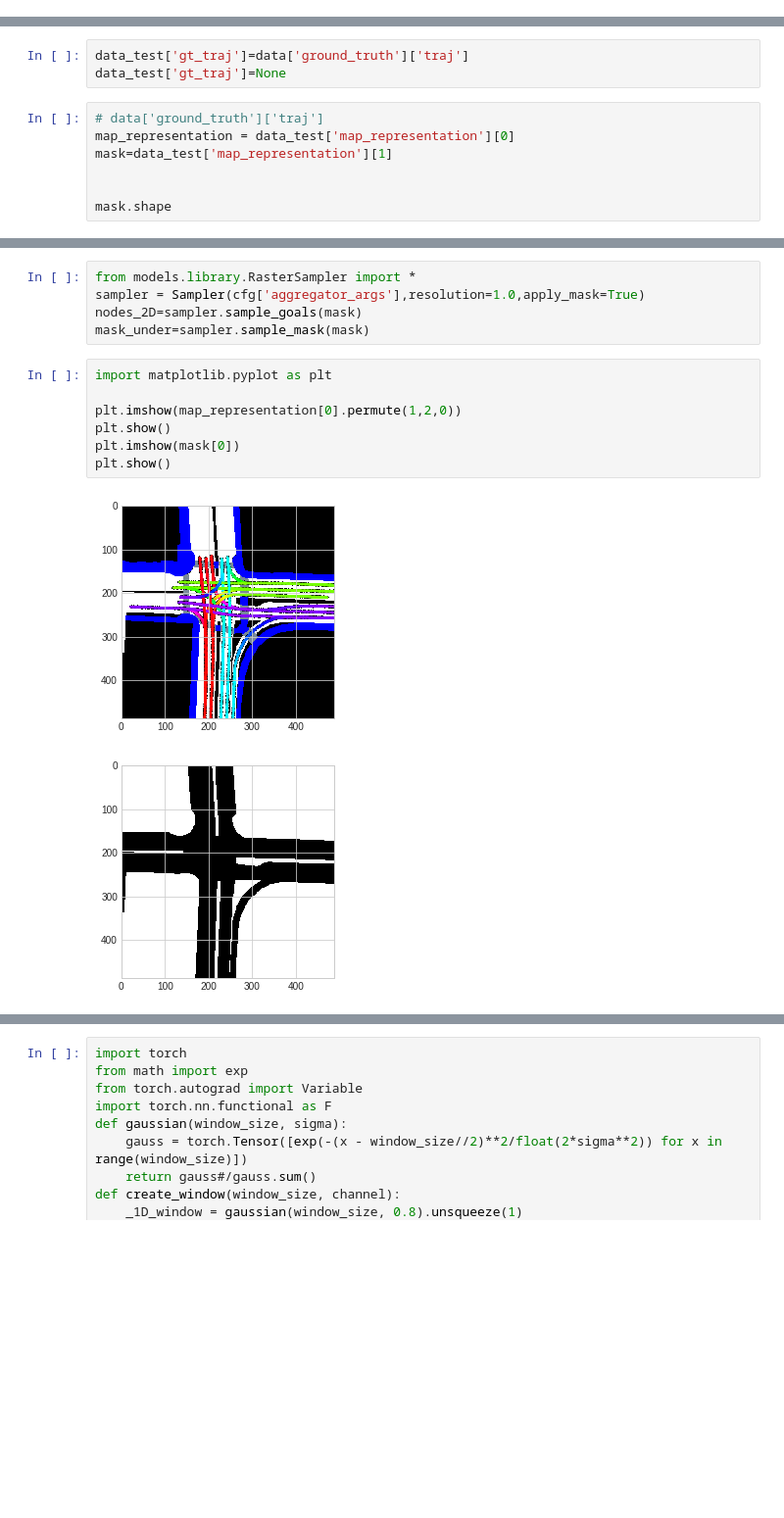
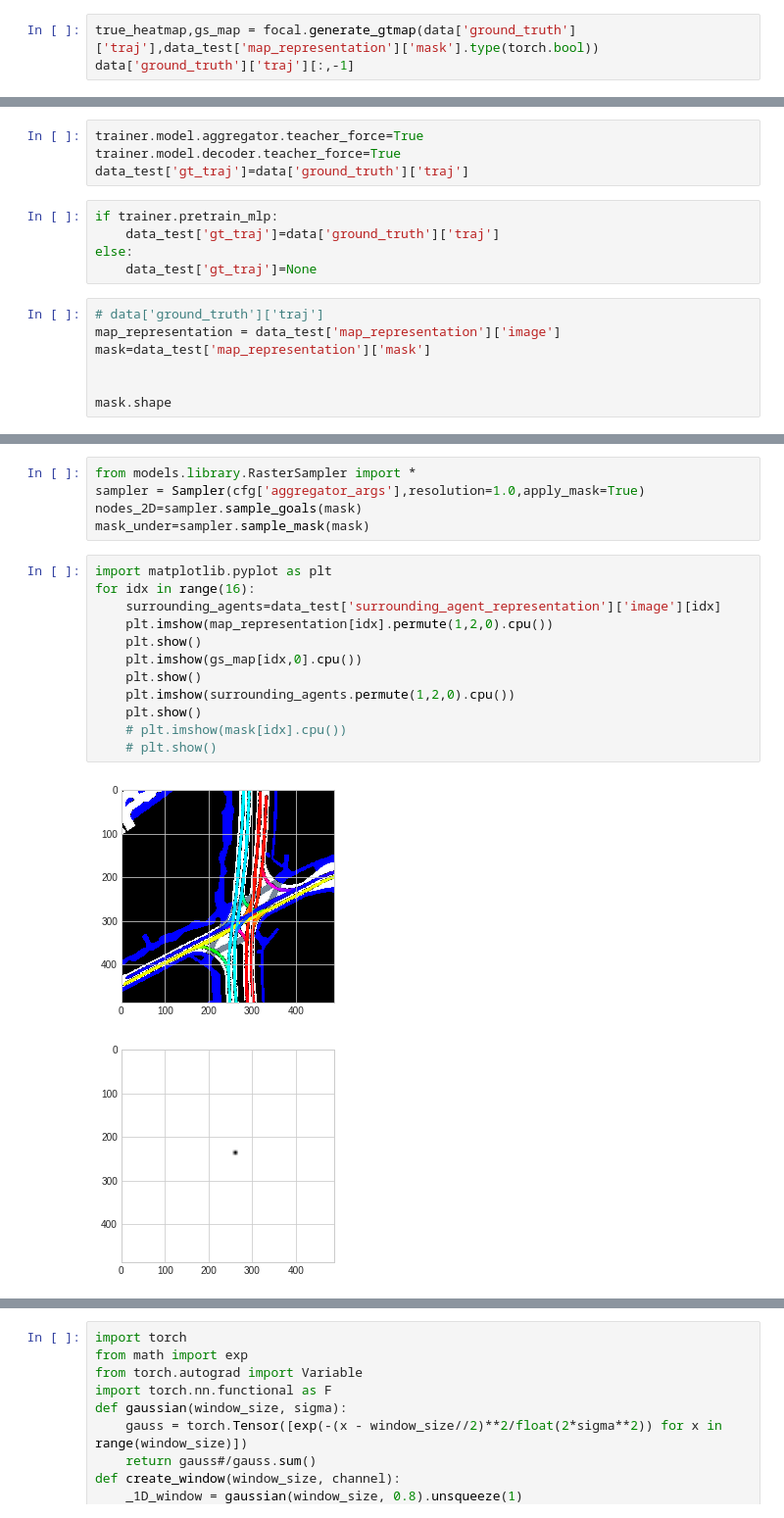
Before and after one commit to tudelft-iv-students/offline-tracking-with-object-permanence, a Jupyter notebook: test.ipynb, the cells around one changed output, grey strips where cells are left out. Shown: that part at 98% size. Drawn from its saved outputs; the diff is of its cells as text; blank space fills up the shorter version.

```diff
--- a/test.ipynb
+++ b/test.ipynb
@@ -131,3 +104,6 @@ AttributeError: 'NoneType' object has no attribute 'add_scalar'
 focal=trainer.losses[0]
 ade=trainer.losses[1]
 # dri_loss=trainer.losses[1]
+# %%
+true_heatmap,gs_map = focal.generate_gtmap(data['ground_truth']['traj'],data_test['map_representation']['mask'].type(torch.bool))
+data['ground_truth']['traj'][:,-1]
@@ -134,10 +127,16 @@ ade=trainer.losses[1]
+# %%
+trainer.model.aggregator.teacher_force=True
+trainer.model.decoder.teacher_force=True
+data_test['gt_traj']=data['ground_truth']['traj']
 # %%
-data_test['gt_traj']=data['ground_truth']['traj']
-data_test['gt_traj']=None
+if trainer.pretrain_mlp:
+    data_test['gt_traj']=data['ground_truth']['traj']
+else:
+    data_test['gt_traj']=None
 # %%
 # data['ground_truth']['traj']
-map_representation = data_test['map_representation'][0]
-mask=data_test['map_representation'][1]
+map_representation = data_test['map_representation']['image']
+mask=data_test['map_representation']['mask']
 
 
 mask.shape
@@ -154,11 +183,16 @@ nodes_2D=sampler.sample_goals(mask)
 mask_under=sampler.sample_mask(mask)
 # %%
 import matplotlib.pyplot as plt
-
-plt.imshow(map_representation[0].permute(1,2,0))
-plt.show()
-plt.imshow(mask[0])
-plt.show()
+for idx in range(16):
+    surrounding_agents=data_test['surrounding_agent_representation']['image'][idx]
+    plt.imshow(map_representation[idx].permute(1,2,0).cpu())
+    plt.show()
+    plt.imshow(gs_map[idx,0].cpu())
+    plt.show()
+    plt.imshow(surrounding_agents.permute(1,2,0).cpu())
+    plt.show()
+    # plt.imshow(mask[idx].cpu())
+    # plt.show()
 # %% [output]
-[figure, old version]
+[figure, new version]
-[figure, old version]
+[figure, new version]
```
Also changed, not shown: parts of 109 cells of this notebook, 33 other files.
